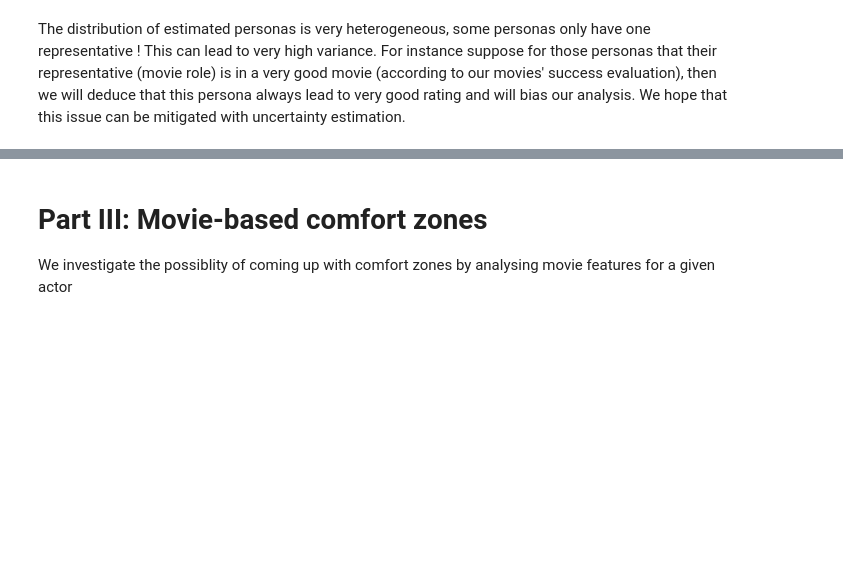
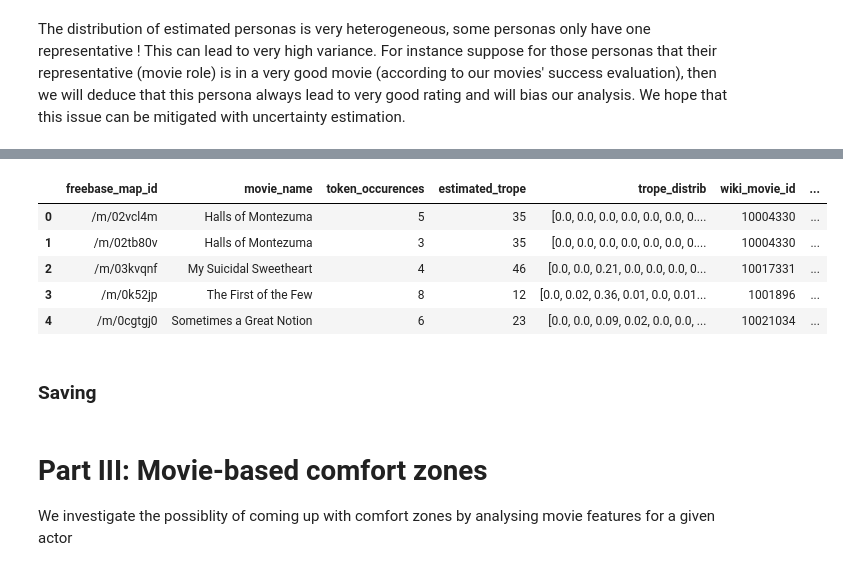
Before and after one commit to epfl-ada/ada-2023-project-advanceddataarsonists, a Jupyter notebook: initial_analyses.ipynb, the cells around one changed output, grey strips where cells are left out. Saved outputs shown, nothing was run; the diff lists cells and outputs as text; code cells hidden in the pictures; blank space fills up the shorter version.

```diff
--- a/initial_analyses.ipynb
+++ b/initial_analyses.ipynb
@@ -680,5 +687,5 @@ cmu_personas.sample(5)
 # %%
-cmu_personas = cmu_personas.drop(columns=['secondary_name', 'full_name'])
+cmu_personas = cmu_personas.drop(columns=['secondary_name', 'full_name', "wiki_id"])
 cmu_personas = cmu_personas.rename(columns={'freebase_id' : 'freebase_map_id'})
 movies_personas_cmu = cmu_personas.merge(actors_characters, on='freebase_map_id')
 # %%
@@ -720,0 +731,12 @@ The distribution of estimated personas is very heterogeneous, some personas only
+# %%
+actors_characters_personas = movies_personas_cmu.copy()
+actors_characters_personas.head()
+# %% [output]
+|  | freebase_map_id | movie_name | token_occurences | estimated_trope | trope_distrib | wiki_movie_id | ... |
+| 0 | /m/02vcl4m | Halls of Montezuma | 5 | 35 | [0.0, 0.0, 0.0, 0.0, 0.0, 0.0, 0.... | 10004330 | ... |
+| 1 | /m/02tb80v | Halls of Montezuma | 3 | 35 | [0.0, 0.0, 0.0, 0.0, 0.0, 0.0, 0.... | 10004330 | ... |
+| 2 | /m/03kvqnf | My Suicidal Sweetheart | 4 | 46 | [0.0, 0.0, 0.21, 0.0, 0.0, 0.0, 0... | 10017331 | ... |
+| 3 | /m/0k52jp | The First of the Few | 8 | 12 | [0.0, 0.02, 0.36, 0.01, 0.0, 0.01... | 1001896 | ... |
+| 4 | /m/0cgtgj0 | Sometimes a Great Notion | 6 | 23 | [0.0, 0.0, 0.09, 0.02, 0.0, 0.0, ... | 10021034 | ... |
+# %% [markdown]
+### Saving <a name="part_2_saving"></a>
```
Also changed, not shown: parts of 21 cells of this notebook.
